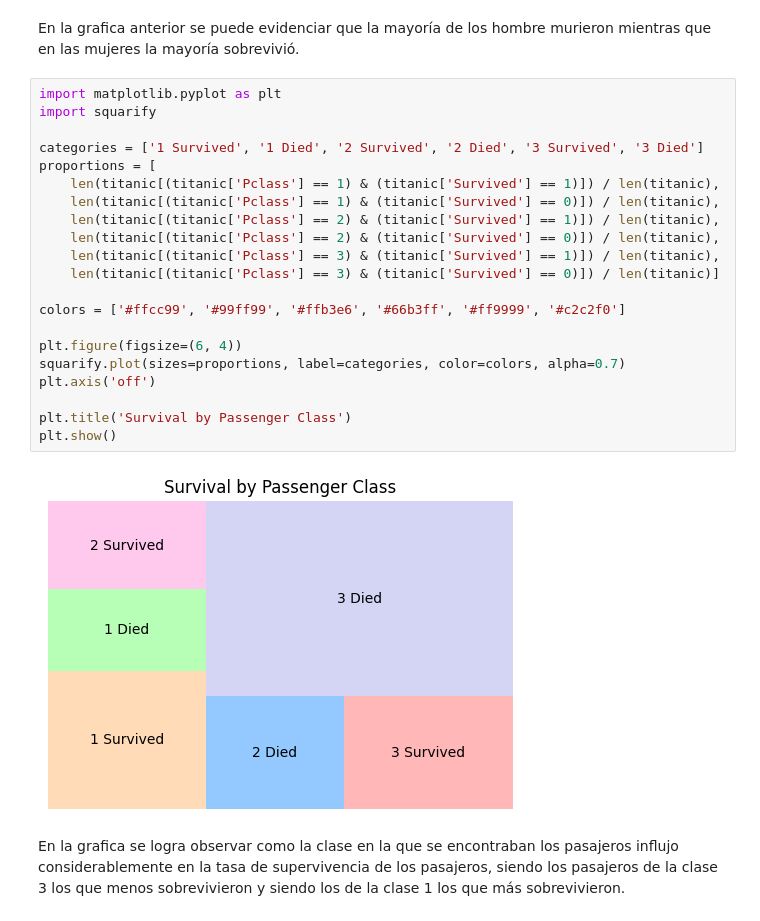
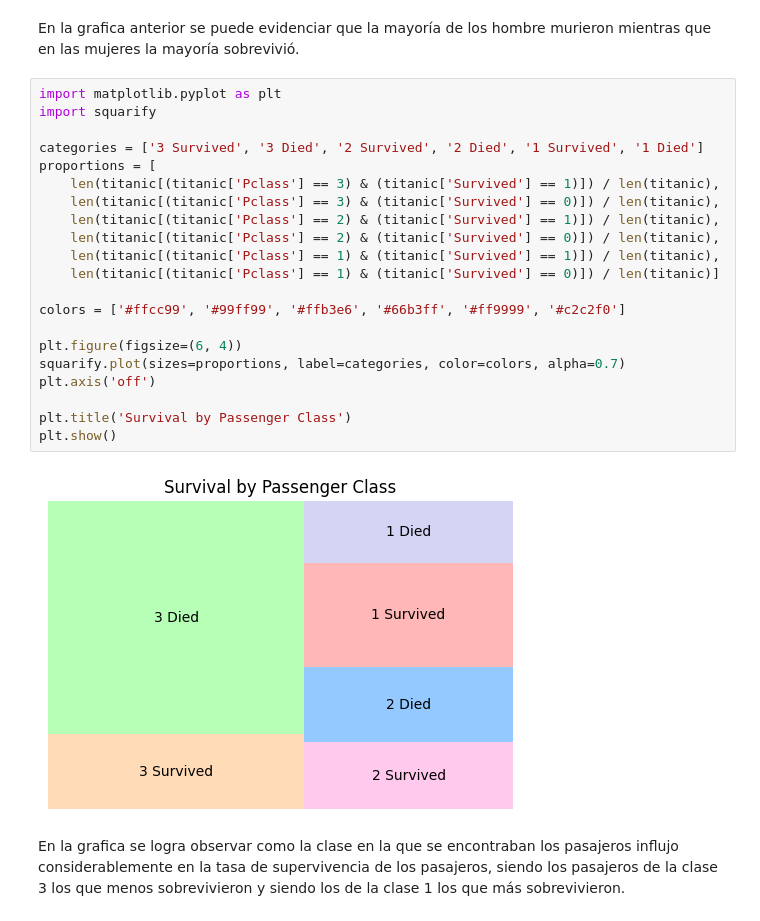
Before and after one commit to yoshikagua/MetNumUN2024I, a Jupyter notebook: Quiz3/staguirreg_quiz3.ipynb, the cells around one changed output. Cells and saved outputs as stored; diff of their text form.

```diff
--- a/Quiz3/staguirreg_quiz3.ipynb
+++ b/Quiz3/staguirreg_quiz3.ipynb
@@ -736,26 +730,26 @@ En la grafica anterior se puede evidenciar que la mayoría de los hombre muriero
 # %%
 import matplotlib.pyplot as plt
 import squarify
 
-categories = ['1 Survived', '1 Died', '2 Survived', '2 Died', '3 Survived', '3 Died']
+categories = ['3 Survived', '3 Died', '2 Survived', '2 Died', '1 Survived', '1 Died']
 proportions = [
-    len(titanic[(titanic['Pclass'] == 1) & (titanic['Survived'] == 1)]) / len(titanic),
-    len(titanic[(titanic['Pclass'] == 1) & (titanic['Survived'] == 0)]) / len(titanic),
+    len(titanic[(titanic['Pclass'] == 3) & (titanic['Survived'] == 1)]) / len(titanic),
+    len(titanic[(titanic['Pclass'] == 3) & (titanic['Survived'] == 0)]) / len(titanic),
     len(titanic[(titanic['Pclass'] == 2) & (titanic['Survived'] == 1)]) / len(titanic),
     len(titanic[(titanic['Pclass'] == 2) & (titanic['Survived'] == 0)]) / len(titanic),
-    len(titanic[(titanic['Pclass'] == 3) & (titanic['Survived'] == 1)]) / len(titanic),
-    len(titanic[(titanic['Pclass'] == 3) & (titanic['Survived'] == 0)]) / len(titanic)]
+    len(titanic[(titanic['Pclass'] == 1) & (titanic['Survived'] == 1)]) / len(titanic),
+    len(titanic[(titanic['Pclass'] == 1) & (titanic['Survived'] == 0)]) / len(titanic)]
 
 colors = ['#ffcc99', '#99ff99', '#ffb3e6', '#66b3ff', '#ff9999', '#c2c2f0']
 
 plt.figure(figsize=(6, 4))
 squarify.plot(sizes=proportions, label=categories, color=colors, alpha=0.7)
 plt.axis('off')
 
 plt.title('Survival by Passenger Class')
 plt.show()
 # %% [output]
-[figure, old version]
+[figure, new version]
 # %% [markdown]
 En la grafica se logra observar como la clase en la que se encontraban los pasajeros influjo considerablemente en la tasa de supervivencia de los pasajeros, siendo los pasajeros de la clase 3 los que menos sobrevivieron y siendo los de la clase 1 los que más sobrevivieron.
 # %%
```
Also changed, not shown: parts of 7 cells of this notebook.
